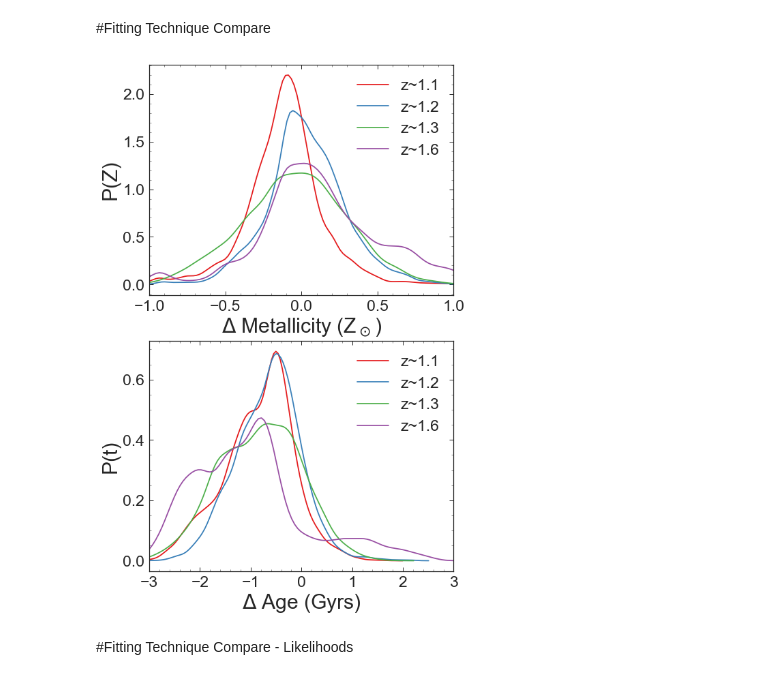
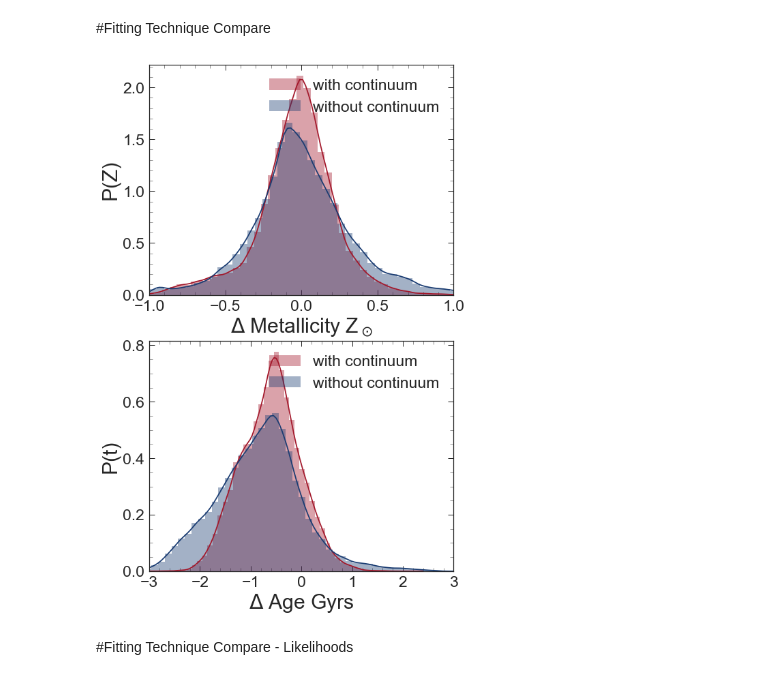
Before and after one commit to Vince-ec/Quiescent_analysis, a Jupyter notebook: scripts/important_plots.ipynb, the cells around one changed output. Cells and saved outputs as stored; diff of their text form; code cells hidden in the pictures.

Commit message:
sep 4-added plots

```diff
--- a/scripts/important_plots.ipynb
+++ b/scripts/important_plots.ipynb
@@ -1140,40 +1152,40 @@ for i in range(len(mp)):
 # %%
 """PLOT"""
 %matplotlib inline
+
 gs = gridspec.GridSpec(2,1)
+
 plt.figure(figsize=[8,16])
 plt.subplot(gs[0])
-sea.distplot(ms39/.019,color='#e41a1c',hist=False,label='z~1.1')
-sea.distplot(mn21/.019,color='#377eb8',hist=False,label='z~1.2')
-sea.distplot(ms40/.019,color='#4daf4a',hist=False,label='z~1.3')
-sea.distplot(ms44/.019,color='#984ea3',hist=False,label='z~1.6')
-plt.xlabel('$\Delta$ Metallicity (Z$_\odot$)',fontsize = 30)
+sea.distplot(mwc/0.019,color = '#A3182B',label='with continuum')
+sea.distplot(mnc/0.019,color = '#1A3C72',label='without continuum')
+plt.xlabel('$\Delta$ Metallicity Z$_\odot$',fontsize = 30)
 plt.ylabel('P(Z)',fontsize = 30)
 plt.tick_params(axis='both', which='major', labelsize=23)
 plt.gcf().subplots_adjust(bottom=0.235)
 plt.legend(fontsize=23)
 plt.xlim(-1,1)
+plt.minorticks_on()
 # plt.show()
-# plt.savefig('../plots/groups_Z.png')
+# plt.savefig('../plots/P-z_2cases.png')
 # plt.close()
 
 # plt.figure(figsize=[8,8])
 plt.subplot(gs[1])
-sea.distplot(as39,color='#e41a1c',hist=False,label='z~1.1')
-sea.distplot(an21,color='#377eb8',hist=False,label='z~1.2')
-sea.distplot(as40,color='#4daf4a',hist=False,label='z~1.3')
-sea.distplot(as44,color='#984ea3',hist=False,label='z~1.6')
-plt.xlabel('$\Delta$ Age (Gyrs)',fontsize = 30)
+sea.distplot(awc,color = '#A3182B',label='with continuum')
+sea.distplot(anc,color = '#1A3C72',label='without continuum')
+plt.xlabel('$\Delta$ Age Gyrs',fontsize = 30)
 plt.ylabel('P(t)',fontsize = 30)
 plt.tick_params(axis='both', which='major', labelsize=23)
-# plt.gcf().subplots_adjust(bottom=0.235)
+plt.gcf().subplots_adjust(bottom=0.235)
 plt.legend(fontsize=23)
 plt.xlim(-3,3)
+plt.minorticks_on()
 plt.show()
-# plt.savefig('../plots/groups_cont_comp.pdf')
+# plt.savefig('../plots/P-Zt_2cases.pdf')
 plt.close()
 # %% [output]
-[figure, old version]
+[figure, new version]
 # %% [markdown]
 #Fitting Technique Compare - Likelihoods
 # %%
```
Also changed, not shown: parts of 1 cell of this notebook, 13 other files.
